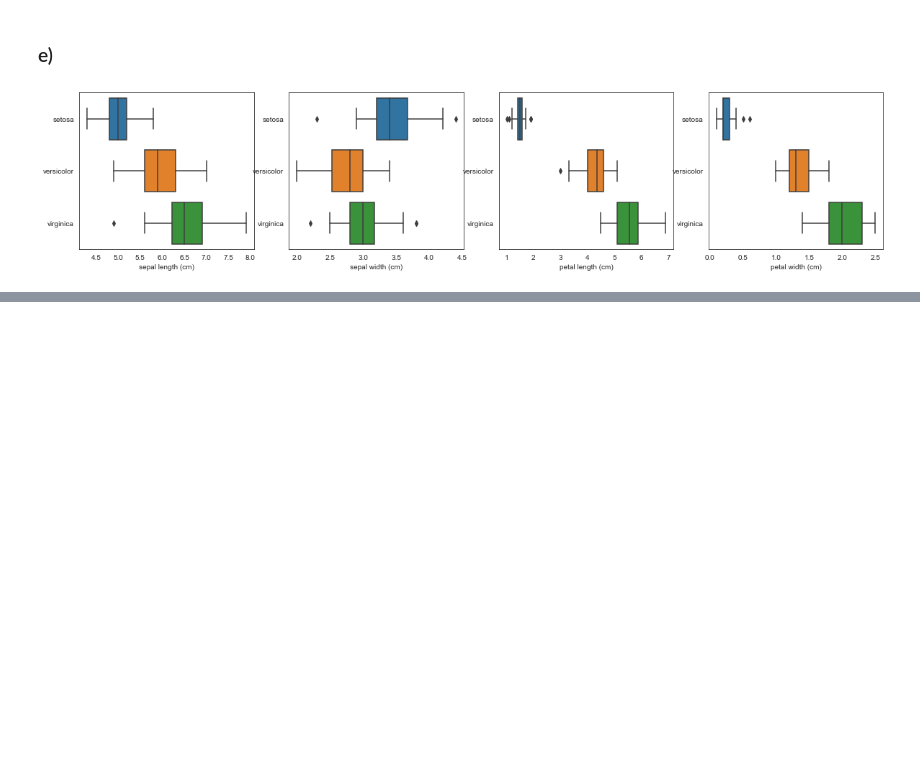
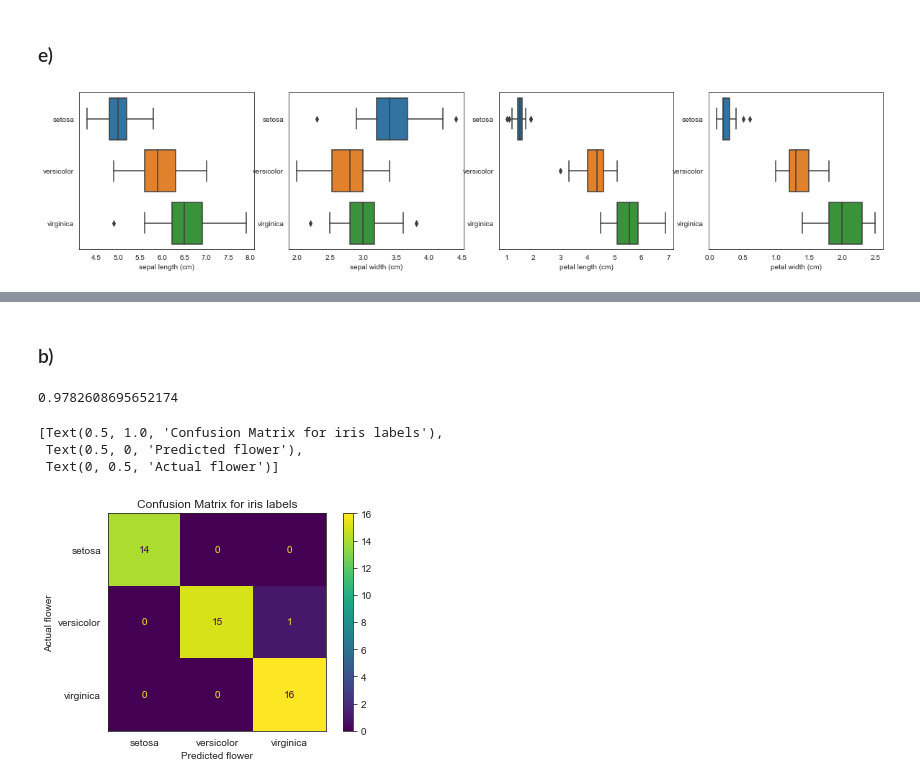
Before and after one commit to felix-tjernberg/machine-learning, a Jupyter notebook: exercises/exercise-4.ipynb, the cells around one changed output, grey strips where cells are left out. Saved outputs shown, nothing was run; the diff lists cells and outputs as text; code cells hidden in the pictures; blank space fills up the shorter version.

Commit message:
solve 4.123

```diff
--- a/exercises/exercise-4.ipynb
+++ b/exercises/exercise-4.ipynb
@@ -101,0 +108,3 @@ for axis, column in zip(axes, iris_raw_sklearn['feature_names']):
+# %%
+iris_clean = iris_raw.drop([13, 15, 22, 23, 24, 41, 43, 44, 98, 106, 117, 119, 131], axis=0)
+iris_clean['specie_name'].value_counts()
@@ -101,0 +118,8 @@ for axis, column in zip(axes, iris_raw_sklearn['feature_names']):
+# %%
+X, y = iris_clean.drop(['specie', 'specie_name'], axis=1), iris_clean['specie']
+
+X_train_raw, X_test_raw, y_train, y_test = train_test_split(X, y, test_size=0.33, random_state=42)
+scaler = StandardScaler()
+X_train = scaler.fit_transform(X_train_raw)
+X_test = scaler.fit_transform(X_test_raw)
+X_train.shape, X_test.shape
@@ -101,0 +130,10 @@ for axis, column in zip(axes, iris_raw_sklearn['feature_names']):
+# %%
+logistic_regression_model = LogisticRegressionCV(
+    cv=5,
+    solver="saga",
+    penalty="elasticnet",
+    l1_ratios=[0.05, 0.1, 0.2, 0.5, 0.7, 0.9, 0.95, 1],
+    max_iter=10000,
+)
+logistic_regression_model.fit(X_train, y_train)
+logistic_regression_model.coef_, logistic_regression_model.intercept_
@@ -101,0 +164,22 @@ for axis, column in zip(axes, iris_raw_sklearn['feature_names']):
+# %% [markdown]
+### b)
+# %%
+y_pred = logistic_regression_model.predict(X_test)
+accuracy = accuracy_score(y_test, y_pred)
+print(accuracy)
+logistic_model_confusion_matrix = confusion_matrix(
+    y_test, y_pred, labels=logistic_regression_model.classes_
+)
+ConfusionMatrixDisplay(
+    logistic_model_confusion_matrix, display_labels=iris_clean["specie_name"].unique()
+).plot().ax_.set(
+    title="Confusion Matrix for iris labels",
+    xlabel="Predicted flower",
+    ylabel="Actual flower",
+)
+# %% [output]
+0.9782608695652174
+[Text(0.5, 1.0, 'Confusion Matrix for iris labels'),
+ Text(0.5, 0, 'Predicted flower'),
+ Text(0, 0.5, 'Actual flower')]
+[figure, added]
```
Also changed, not shown: parts of 11 cells of this notebook.
